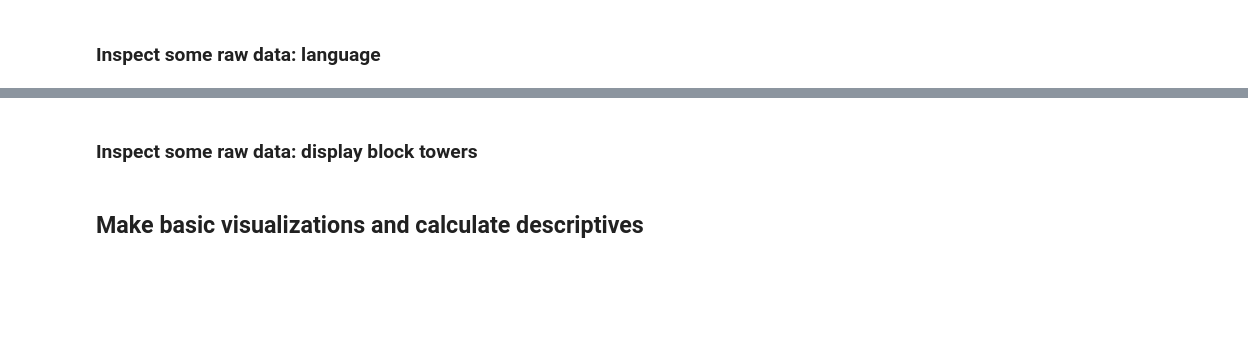
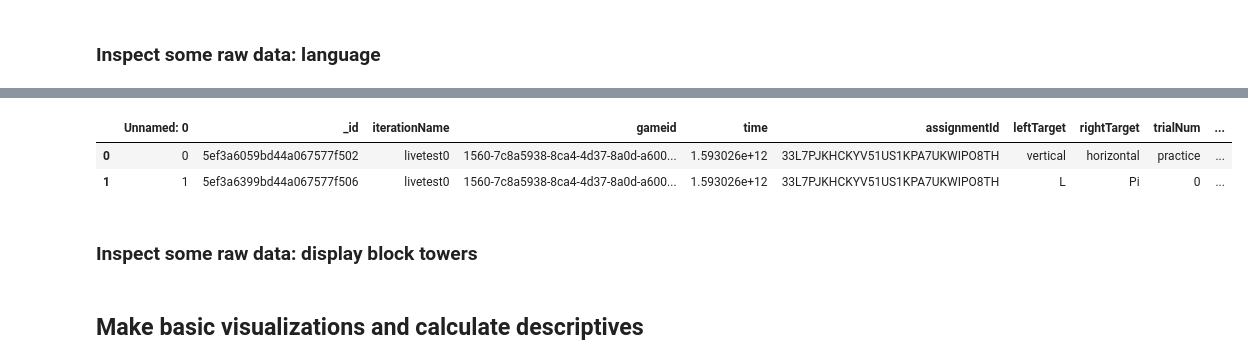
Before and after one commit to cogtoolslab/compositional-abstractions, a Jupyter notebook: analysis/compabs_analysis.ipynb, the cells around one changed output, grey strips where cells are left out. Drawn from its saved outputs; the diff is of its cells as text; code cells hidden in the pictures; blank space fills up the shorter version.

```diff
--- a/analysis/compabs_analysis.ipynb
+++ b/analysis/compabs_analysis.ipynb
@@ -325,3 +261,9 @@ df_test['char_count'] = df_test['content'].str.len()
+# %%
+df_chat.head(2)
+# %% [output]
+|  | Unnamed: 0 | _id | iterationName | gameid | time | assignmentId | leftTarget | rightTarget | trialNum | ... |
+| 0 | 0 | 5ef3a6059bd44a067577f502 | livetest0 | 1560-7c8a5938-8ca4-4d37-8a0d-a600... | 1.593026e+12 | 33L7PJKHCKYV51US1KPA7UKWIPO8TH | vertical | horizontal | practice | ... |
+| 1 | 1 | 5ef3a6399bd44a067577f506 | livetest0 | 1560-7c8a5938-8ca4-4d37-8a0d-a600... | 1.593026e+12 | 33L7PJKHCKYV51US1KPA7UKWIPO8TH | L | Pi | 0 | ... |
 # %% [markdown]
 ### Inspect some raw data: display block towers
 # %%
```
Also changed, not shown: parts of 28 cells of this notebook.
